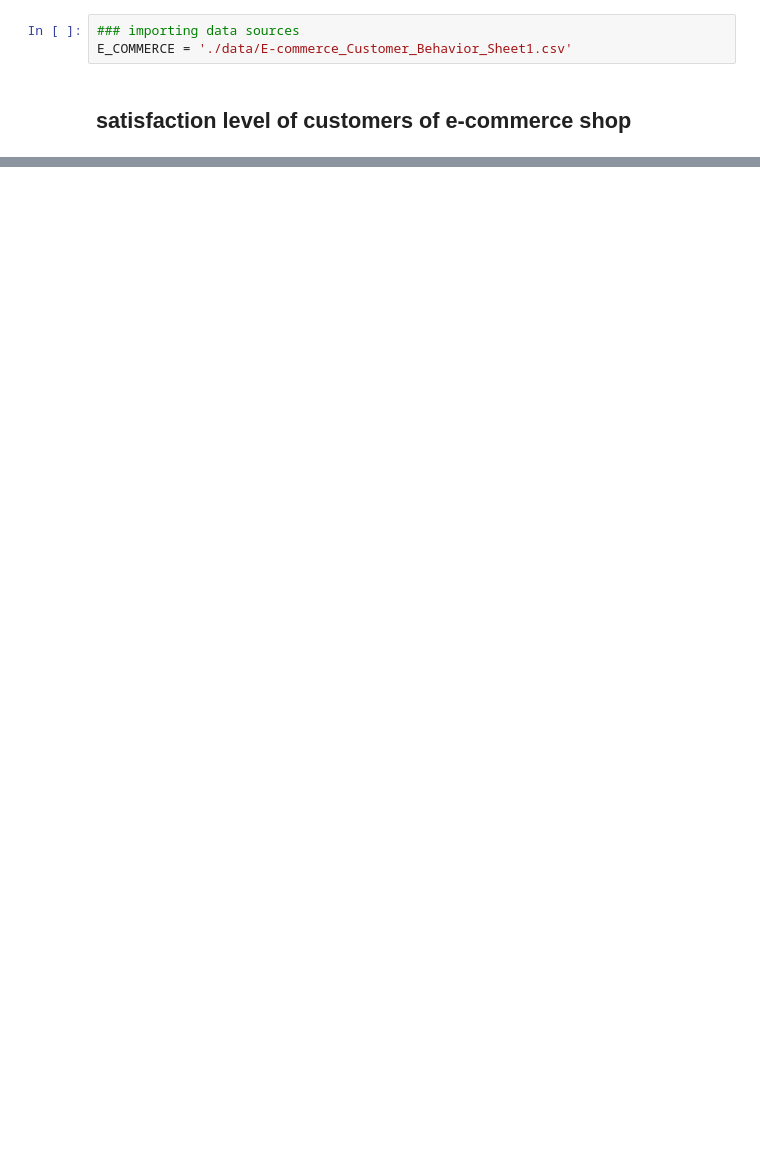
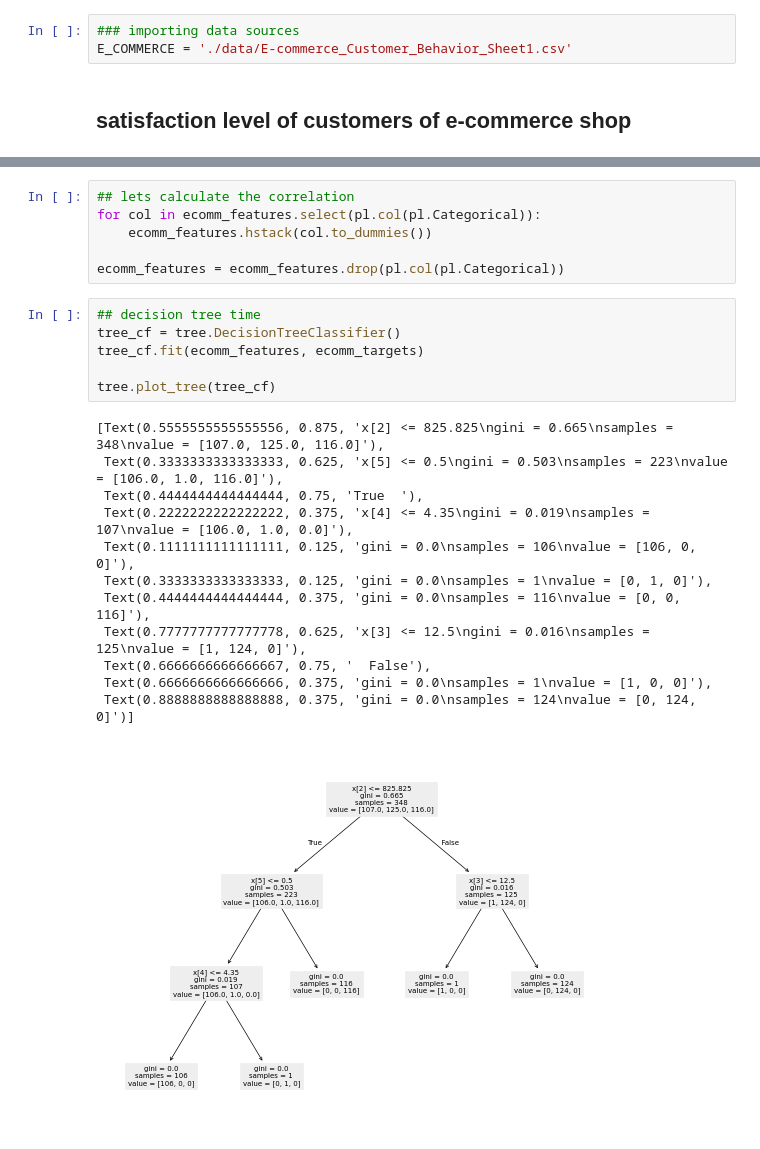
Before and after one commit to TypicalUsername-ai/customer-behavior, a Jupyter notebook: customer_behavior.ipynb, the cells around one changed output, grey strips where cells are left out. Saved outputs shown, nothing was run; the diff lists cells and outputs as text; blank space fills up the shorter version.

```diff
--- a/customer_behavior.ipynb
+++ b/customer_behavior.ipynb
@@ -41,0 +95,25 @@ ecomm = ecomm.drop_nulls()
+# %%
+## lets calculate the correlation
+for col in ecomm_features.select(pl.col(pl.Categorical)):
+    ecomm_features.hstack(col.to_dummies())
+
+ecomm_features = ecomm_features.drop(pl.col(pl.Categorical))
+# %%
+## decision tree time
+tree_cf = tree.DecisionTreeClassifier()
+tree_cf.fit(ecomm_features, ecomm_targets)
+
+tree.plot_tree(tree_cf)
+# %% [output]
+[Text(0.5555555555555556, 0.875, 'x[2] <= 825.825\ngini = 0.665\nsamples = 348\nvalue = [107.0, 125.0, 116.0]'),
+ Text(0.3333333333333333, 0.625, 'x[5] <= 0.5\ngini = 0.503\nsamples = 223\nvalue = [106.0, 1.0, 116.0]'),
+ Text(0.4444444444444444, 0.75, 'True  '),
+ Text(0.2222222222222222, 0.375, 'x[4] <= 4.35\ngini = 0.019\nsamples = 107\nvalue = [106.0, 1.0, 0.0]'),
+ Text(0.1111111111111111, 0.125, 'gini = 0.0\nsamples = 106\nvalue = [106, 0, 0]'),
+ Text(0.3333333333333333, 0.125, 'gini = 0.0\nsamples = 1\nvalue = [0, 1, 0]'),
+ Text(0.4444444444444444, 0.375, 'gini = 0.0\nsamples = 116\nvalue = [0, 0, 116]'),
+ Text(0.7777777777777778, 0.625, 'x[3] <= 12.5\ngini = 0.016\nsamples = 125\nvalue = [1, 124, 0]'),
+ Text(0.6666666666666667, 0.75, '  False'),
+ Text(0.6666666666666666, 0.375, 'gini = 0.0\nsamples = 1\nvalue = [1, 0, 0]'),
+ Text(0.8888888888888888, 0.375, 'gini = 0.0\nsamples = 124\nvalue = [0, 124, 0]')]
+[figure, added]
```
Also changed, not shown: parts of 24 cells of this notebook.
